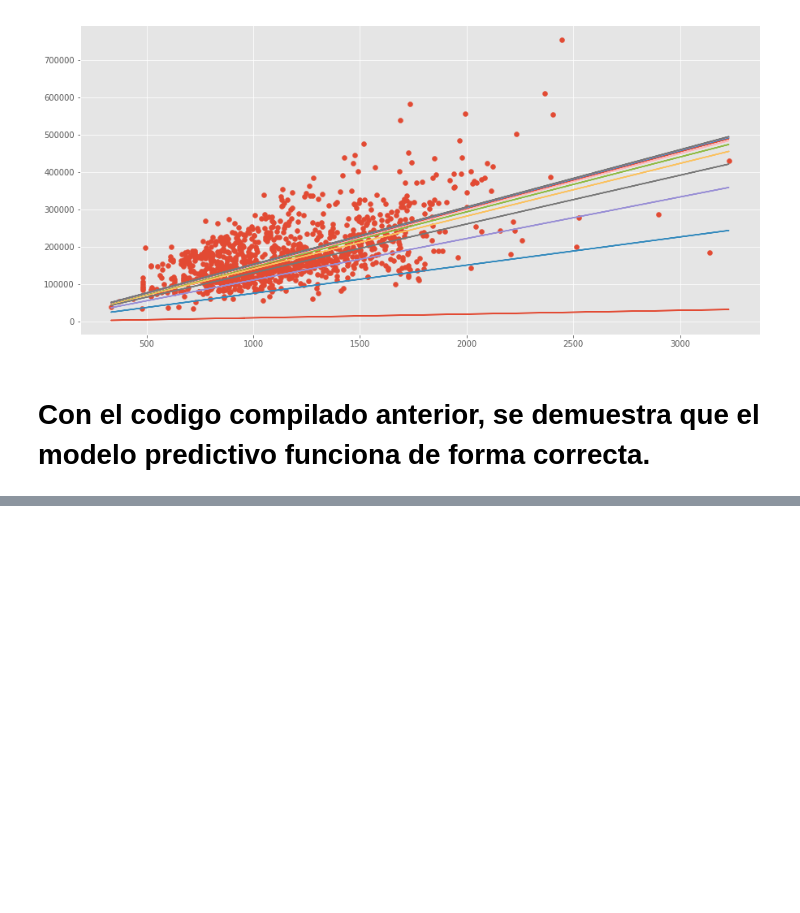
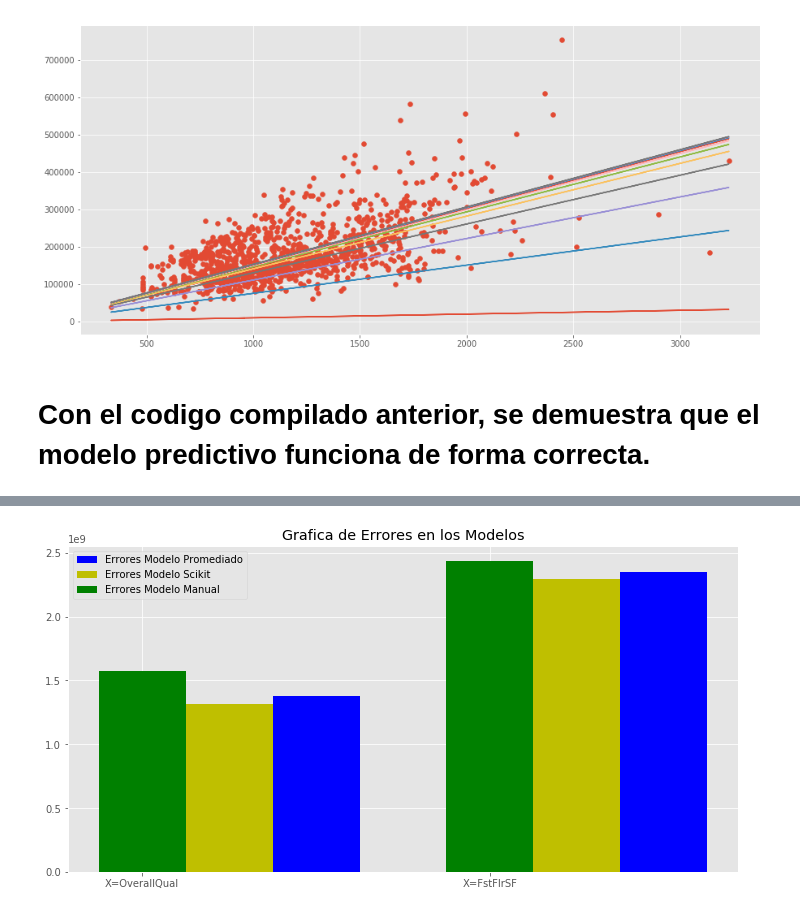
Before and after one commit to ariel91/Python, a Jupyter notebook: Tareas/19002065_final_RegresionLineal.ipynb, the cells around one changed output, grey strips where cells are left out. Drawn from its saved outputs; the diff is of its cells as text; code cells hidden in the pictures; blank space fills up the shorter version.

```diff
--- a/Tareas/19002065_final_RegresionLineal.ipynb
+++ b/Tareas/19002065_final_RegresionLineal.ipynb
@@ -204,0 +257,40 @@ for i in range(0, len(r2), 10):
+# %%
+model_1,model_2,model_3 = vectorManual,vectorScikit,vectorPromedio
+
+y1 = yhat_c(validacion_overallqual, model_1)
+y2 = yhat_c(validacion_overallqual, model_2)
+y3 = yhat_c(validacion_overallqual, model_3)
+
+error_prueba_m= error_predictivo(y1, validacion_salesprice)
+error_prueba_s= error_predictivo(y2, validacion_salesprice)
+error_prueba_p= error_predictivo(y3, validacion_salesprice)
+
+#error_prueba_m = err1_m1
+#error_prueba_s = err2_m1
+#error_prueba_p = err3_m1
+# %%
+model_1,model_2,model_3 = vectorManual2,vectorScikit2,vectorPromedio2
+
+y1 = yhat_c(validacion_fstflrsf, model_1)
+y2 = yhat_c(validacion_fstflrsf, model_2)
+y3 = yhat_c(validacion_fstflrsf, model_3)
+
+error_prueba_m2= error_predictivo(y1, validacion_salesprice)
+error_prueba_s2= error_predictivo(y2, validacion_salesprice)
+error_prueba_p2= error_predictivo(y3, validacion_salesprice)
+# %%
+def GraficaErrores():
+    X = np.arange(2)
+    datosBarra=[[error_prueba_m, error_prueba_m2], [error_prueba_s, error_prueba_s2], [error_prueba_p, error_prueba_p2]]
+
+    fig=plt.figure(figsize=(12,6))
+    plt.title('Grafica de Errores en los Modelos')
+    plt.bar(X + 0.50, datosBarra[2], color = "b", width = 0.25, label="Errores Modelo Promediado")
+    plt.bar(X + 0.25, datosBarra[1], color = "y", width = 0.25, label="Errores Modelo Scikit")
+    plt.bar(X + 0.00, datosBarra[0], color = "g", width = 0.25, label="Errores Modelo Manual")
+    plt.xticks(X, ["X=OverallQual","X=FstFlrSF"])
+    plt.legend()
+
+GraficaErrores()
+# %% [output]
+[figure, added]
```
Also changed, not shown: parts of 8 cells of this notebook.
